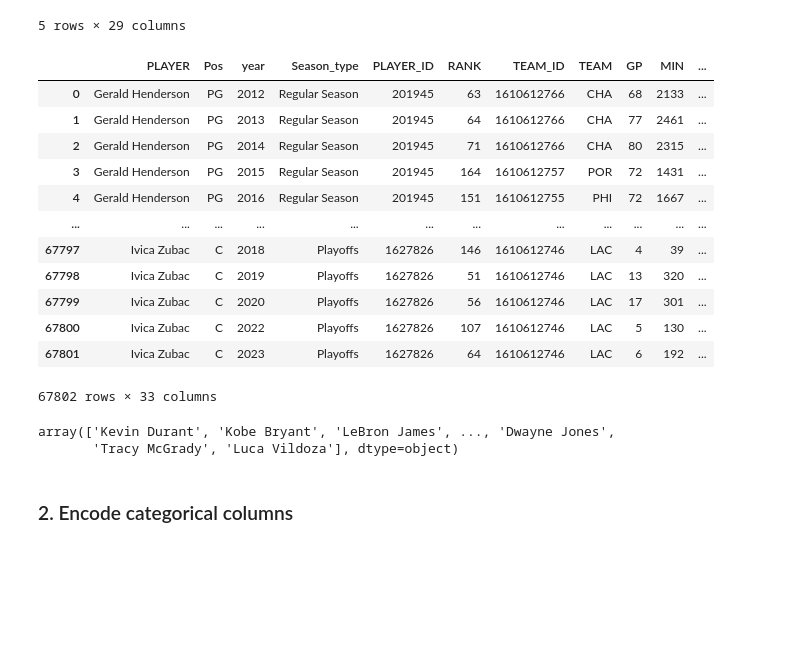
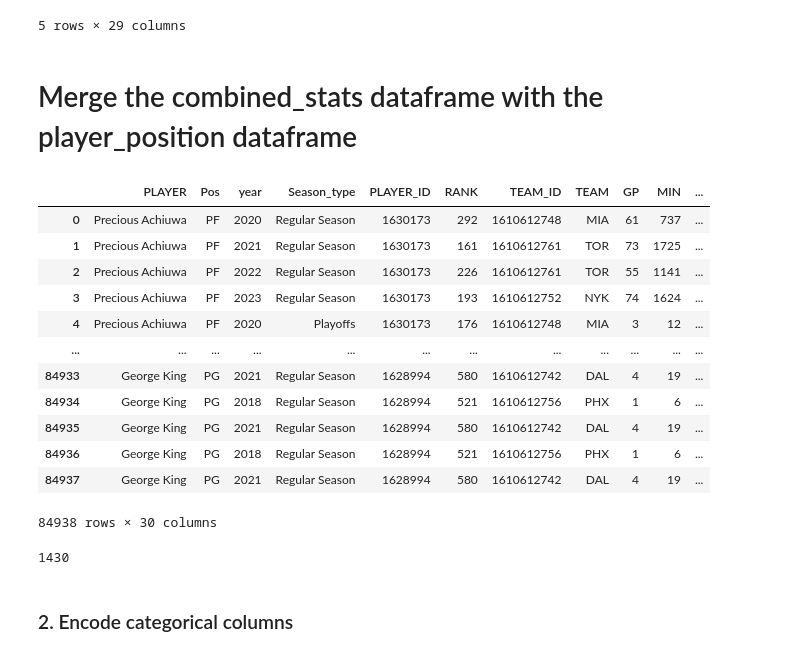
Before and after one commit to ncmoliver/NbaPerformanceFeedbackModel, a Jupyter notebook: analysis.ipynb, the cells around one changed output. Saved outputs shown, nothing was run; the diff lists cells and outputs as text; code cells hidden in the pictures; blank space fills up the shorter version.

```diff
--- a/analysis.ipynb
+++ b/analysis.ipynb
@@ -16,0 +21,3 @@ playoff_data = pd.read_csv('data/Playoffs.csv')
+# %%
+player_position = pd.read_csv('data/advanced_stats.csv')
+player_position.head()
@@ -17,3 +32,4 @@ playoff_data = pd.read_csv('data/Playoffs.csv')
 # %%
+player_position = player_position[['Player', 'Pos']]
 player_position.head()
 # %% [output]
@@ -26,9 +41,0 @@ player_position.head()
-# %%
-player_position = pd.read_csv('data/players.csv', encoding='ISO-8859-1', sep=';', usecols=[1, 2])
-
-# Rename the columns to 'Player' and 'Pos'
-player_position.columns = ['PLAYER', 'Pos']
-
-# Display the resulting DataFrame
-df = pd.DataFrame(player_position)
-df
@@ -77,0 +46,9 @@ display(playoff_data.tail())
+# %%
+# Split the column after the - to get the primary position of each player
+player_position['Pos'] = player_position['Pos'].str.split('-').str[0]
+# Remove the forward and guard position from the Pos row
+player_position = player_position[~player_position['Pos'].isin(['F', 'G'])]
+# Rename the player column to all caps for merge
+player_position = player_position.rename(columns={'Player' : 'PLAYER'})
+
+player_position.head()
@@ -103,28 +87,29 @@ combined_stats.head()
 | 3 | 2012 | Regular Season | 201935 | 4 | James Harden | 1610612745 | HOU | 78 | 2985 | 585 | ... |
 | 4 | 2012 | Regular Season | 2546 | 5 | Carmelo Anthony | 1610612752 | NYK | 67 | 2482 | 669 | ... |
 5 rows × 29 columns
+# %% [markdown]
+# Merge the combined_stats dataframe with the player_position dataframe
 # %%
-merged_df = pd.merge(df, combined_stats, on='PLAYER')
+merged_df = pd.merge(player_position, combined_stats, on='PLAYER')
 merged_df
 # %% [output]
 |  | PLAYER | Pos | year | Season_type | PLAYER_ID | RANK | TEAM_ID | TEAM | GP | MIN | ... |
-| 0 | Gerald Henderson | PG | 2012 | Regular Season | 201945 | 63 | 1610612766 | CHA | 68 | 2133 | ... |
-| 1 | Gerald Henderson | PG | 2013 | Regular Season | 201945 | 64 | 1610612766 | CHA | 77 | 2461 | ... |
-| 2 | Gerald Henderson | PG | 2014 | Regular Season | 201945 | 71 | 1610612766 | CHA | 80 | 2315 | ... |
-| 3 | Gerald Henderson | PG | 2015 | Regular Season | 201945 | 164 | 1610612757 | POR | 72 | 1431 | ... |
-| 4 | Gerald Henderson | PG | 2016 | Regular Season | 201945 | 151 | 1610612755 | PHI | 72 | 1667 | ... |
+| 0 | Precious Achiuwa | PF | 2020 | Regular Season | 1630173 | 292 | 1610612748 | MIA | 61 | 737 | ... |
+| 1 | Precious Achiuwa | PF | 2021 | Regular Season | 1630173 | 161 | 1610612761 | TOR | 73 | 1725 | ... |
+| 2 | Precious Achiuwa | PF | 2022 | Regular Season | 1630173 | 226 | 1610612761 | TOR | 55 | 1141 | ... |
+| 3 | Precious Achiuwa | PF | 2023 | Regular Season | 1630173 | 193 | 1610612752 | NYK | 74 | 1624 | ... |
+| 4 | Precious Achiuwa | PF | 2020 | Playoffs | 1630173 | 176 | 1610612748 | MIA | 3 | 12 | ... |
 | ... | ... | ... | ... | ... | ... | ... | ... | ... | ... | ... | ... |
-| 67797 | Ivica Zubac | C | 2018 | Playoffs | 1627826 | 146 | 1610612746 | LAC | 4 | 39 | ... |
-| 67798 | Ivica Zubac | C | 2019 | Playoffs | 1627826 | 51 | 1610612746 | LAC | 13 | 320 | ... |
-| 67799 | Ivica Zubac | C | 2020 | Playoffs | 1627826 | 56 | 1610612746 | LAC | 17 | 301 | ... |
-| 67800 | Ivica Zubac | C | 2022 | Playoffs | 1627826 | 107 | 1610612746 | LAC | 5 | 130 | ... |
-| 67801 | Ivica Zubac | C | 2023 | Playoffs | 1627826 | 64 | 1610612746 | LAC | 6 | 192 | ... |
+| 84933 | George King | PG | 2021 | Regular Season | 1628994 | 580 | 1610612742 | DAL | 4 | 19 | ... |
+| 84934 | George King | PG | 2018 | Regular Season | 1628994 | 521 | 1610612756 | PHX | 1 | 6 | ... |
+| 84935 | George King | PG | 2021 | Regular Season | 1628994 | 580 | 1610612742 | DAL | 4 | 19 | ... |
+| 84936 | George King | PG | 2018 | Regular Season | 1628994 | 521 | 1610612756 | PHX | 1 | 6 | ... |
+| 84937 | George King | PG | 2021 | Regular Season | 1628994 | 580 | 1610612742 | DAL | 4 | 19 | ... |
-67802 rows × 33 columns
+84938 rows × 30 columns
 # %%
-combined_stats['PLAYER'].unique()
+len(merged_df['PLAYER'].unique())
 # %% [output]
-array(['Kevin Durant', 'Kobe Bryant', 'LeBron James', ..., 'Dwayne Jones',
-       'Tracy McGrady', 'Luca Vildoza'], dtype=object)
+1430
 # %% [markdown]
 ### 2. Encode categorical columns
 # %%
```
Also changed, not shown: parts of 29 cells of this notebook, 4 other files.
